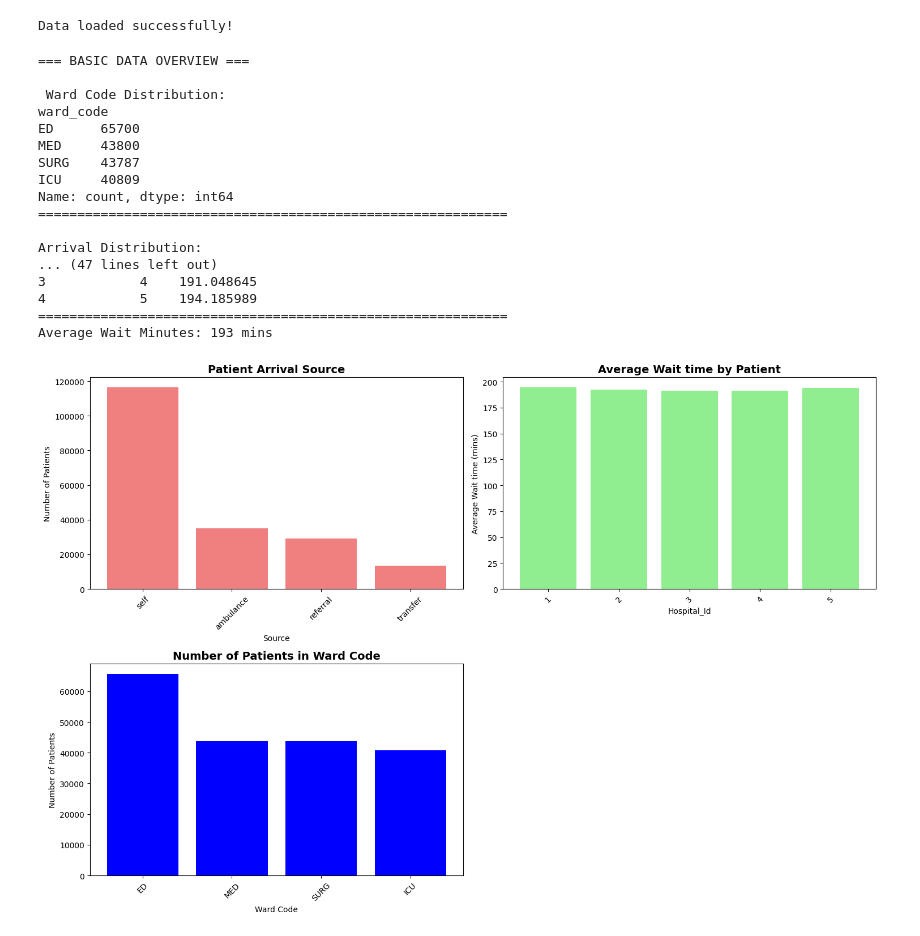
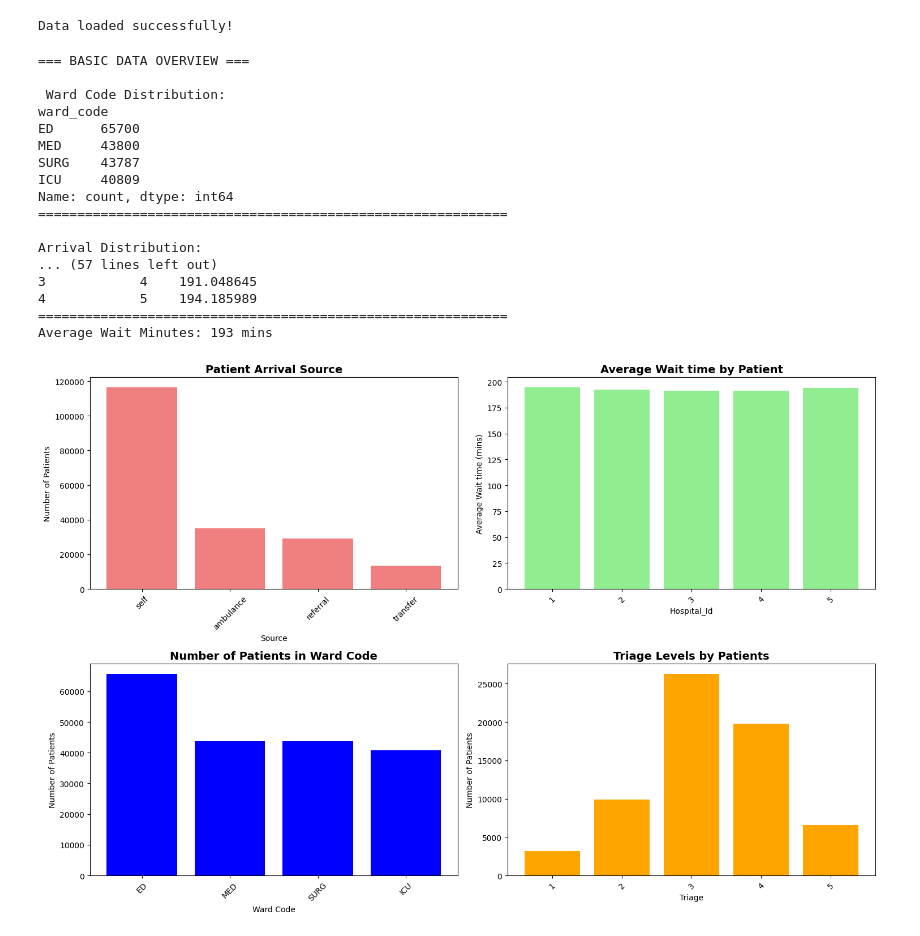
Before and after one commit to abahjohn0411/Med_Optix, a Jupyter notebook: DataCleaning/DataCleaning.ipynb, the cells around one changed output. Drawn from its saved outputs; the diff is of its cells as text; code cells hidden in the pictures.

```diff
--- a/DataCleaning/DataCleaning.ipynb
+++ b/DataCleaning/DataCleaning.ipynb
@@ -187,6 +187,9 @@ print('='*60)
 print("\n Outcome Distribution")
 print(admissions["outcome"].value_counts())
 print('='*60)
+print("\n Triage Level Distribution")
+print(admissions["triage_level"].value_counts())
+print('='*60)
 print('\n Average Wait Time Distribution')
 average_wait = admissions.groupby('hospital_id')['wait_minutes'].mean().reset_index()
 print(average_wait)
@@ -205,7 +208,7 @@ Name: count, dtype: int64
 ============================================================
 
 Arrival Distribution:
-... (47 lines left out)
+... (57 lines left out)
 3            4    191.048645
 4            5    194.185989
 ============================================================
@@ -215,39 +218,39 @@ Average Wait Minutes: 193 mins
 plt.figure(figsize=(15, 10))
 
 plt.subplot(2, 2, 1)
 arrival_source = admissions['arrival_source'].value_counts()
 plt.bar(arrival_source.index, arrival_source.values, color='lightcoral')
 plt.title('Patient Arrival Source', fontsize=14, fontweight='bold')
 plt.xlabel('Source')
 plt.ylabel('Number of Patients')
 plt.xticks(rotation=45)
 
 plt.subplot(2, 2, 2)
 average_wait = admissions.groupby('hospital_id')['wait_minutes'].mean().sort_values(ascending=False)
 plt.bar(average_wait.index, average_wait.values, color='lightgreen')
 plt.title('Average Wait time by Patient', fontsize=14, fontweight='bold')
 plt.xlabel('Hospital_Id')
 plt.ylabel('Average Wait time (mins)')
 plt.xticks(rotation=45)
 
 plt.subplot(2, 2, 3)
 ward_code = admissions['ward_code'].value_counts()
 plt.bar(ward_code.index, ward_code.values, color='blue')
 plt.title('Number of Patients in Ward Code', fontsize=14, fontweight='bold')
 plt.xlabel('Ward Code')
 plt.ylabel('Number of Patients')
 plt.xticks(rotation=45)
 
-# plt.subplot(2, 2, 4)
-# # Wastage by region
-# wastage_by_region = region_sales.groupby('Region')['Wastage_Units'].sum().sort_values(ascending=False)
-# plt.bar(wastage_by_region.index, wastage_by_region.values, color='orange')
-# plt.title('Total Wastage Units by Region', fontsize=14, fontweight='bold')
-# plt.xlabel('Region')
-# plt.ylabel('Wastage Units')
-# plt.xticks(rotation=45)
+plt.subplot(2, 2, 4)
+
+triage_levels = admissions['triage_level'].value_counts()
+plt.bar(triage_levels.index, triage_levels.values, color='orange')
+plt.title('Triage Levels by Patients', fontsize=14, fontweight='bold')
+plt.xlabel('Triage')
+plt.ylabel('Number of Patients')
+plt.xticks(rotation=45)
 
 plt.tight_layout()
 plt.show()
 # %% [output]
-[figure, old version]
+[figure, new version]
```
